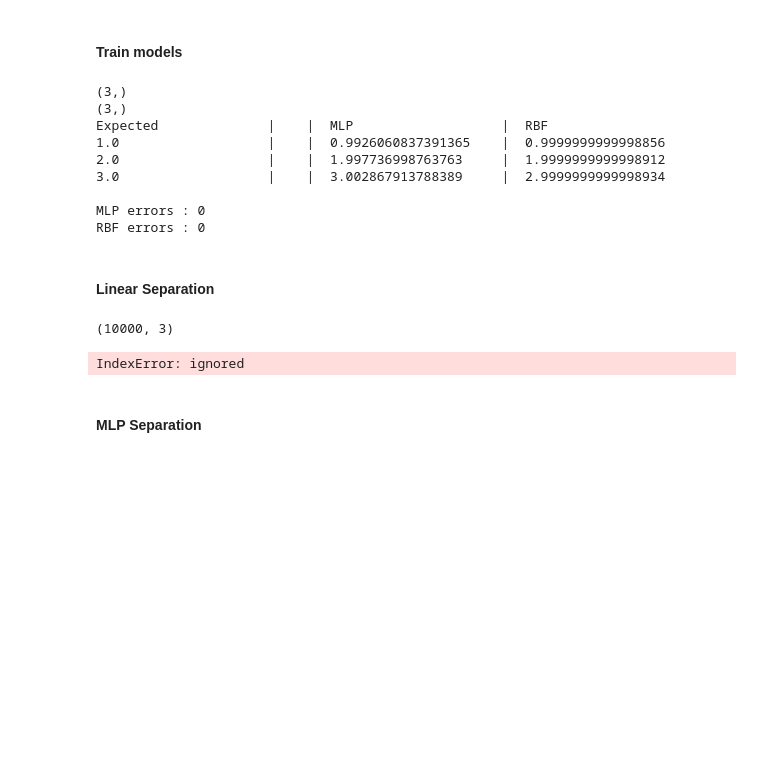
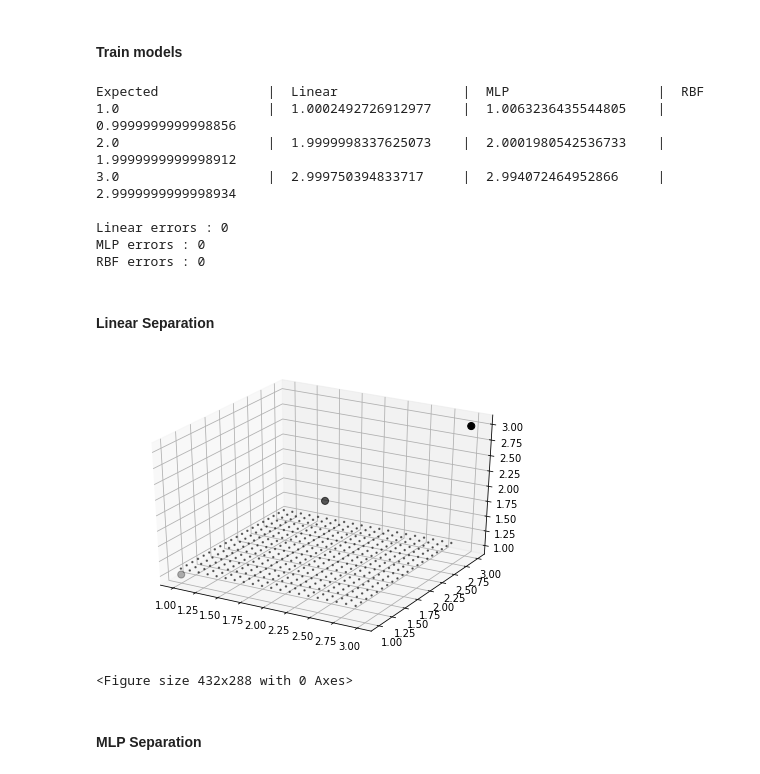
Before and after one commit to songtoan272/3IABD_ProjetAnnuel, a Jupyter notebook: Project/Lib/lib_python/NOTEBOOK___cas_de_test_Rust.ipynb, the cells around one changed output. Saved outputs shown, nothing was run; the diff lists cells and outputs as text; code cells hidden in the pictures; blank space fills up the shorter version.

Commit message:
lib_rust on test cases, keras on dataset

```diff
--- a/Project/Lib/lib_python/NOTEBOOK___cas_de_test_Rust.ipynb
+++ b/Project/Lib/lib_python/NOTEBOOK___cas_de_test_Rust.ipynb
@@ -1537,51 +1556,49 @@ mlp.fit(X, Y, 1000)
 rbf.fit(X, Y)
 # %%
 #After train
-# linear_pred = lin_reg.predict(X).flatten()
+linear_pred = lin_reg.predict(X).flatten()
 mlp_pred = mlp.predict(X).flatten()
 rbf_pred = rbf.predict(X).flatten()
-print(mlp_pred.shape)
-print(Y.shape)
-# nb_errors_linear = (abs(linear_pred - Y) > 0.1).sum()
+
+nb_errors_linear = (abs(linear_pred - Y) > 0.1).sum()
 nb_errors_mlp = (abs(mlp_pred - Y) > 0.1).sum()
 nb_errors_rbf = (abs(rbf_pred - Y) > 0.1).sum()
 
-print('{: <20}'.format('Expected') + '  |  ' + '  |  ' + '{: <20}'.format('MLP') + '  |  ' + '{: <20}'.format('RBF'))
+print('{: <20}'.format('Expected') + '  |  ' + '{: <20}'.format('Linear') + '  |  ' + '{: <20}'.format('MLP') + '  |  ' + '{: <20}'.format('RBF'))
 for i in range(X.shape[0]):
-  print('{: <20}'.format(Y[i]) + '  |  ' + '  |  ' + '{: <20}'.format(mlp_pred[i]) + '  |  ' + '{: <20}'.format(rbf_pred[i]))
+  print('{: <20}'.format(Y[i]) + '  |  ' + '{: <20}'.format(linear_pred[i]) + '  |  ' + '{: <20}'.format(mlp_pred[i]) + '  |  ' + '{: <20}'.format(rbf_pred[i]))
 
 print()
-# print("Linear errors : " + str(nb_errors_linear))
+print("Linear errors : " + str(nb_errors_linear))
 print("MLP errors : " + str(nb_errors_mlp))
 print("RBF errors : " + str(nb_errors_rbf))
 # %% [output]
-(3,)
-(3,)
-Expected              |    |  MLP                   |  RBF
-1.0                   |    |  0.9926060837391365    |  0.9999999999998856
-2.0                   |    |  1.997736998763763     |  1.9999999999998912
-3.0                   |    |  3.002867913788389     |  2.9999999999998934
+Expected              |  Linear                |  MLP                   |  RBF
+1.0                   |  1.0002492726912977    |  1.0063236435544805    |  0.9999999999998856
+2.0                   |  1.9999998337625073    |  2.0001980542536733    |  1.9999999999998912
+3.0                   |  2.999750394833717     |  2.994072464952866     |  2.9999999999998934
 
+Linear errors : 0
 MLP errors : 0
 RBF errors : 0
 # %% [markdown]
 #### Linear Separation
 # %%
-# fig = plt.figure()
-# ax = Axes3D(fig)
+fig = plt.figure()
+ax = Axes3D(fig)
 
-# test_points = np.array([[i, j] for i in range(20) for j in range(20)], dtype='float64') / 20 * 2 + 1
+test_points = np.array([[i, j] for i in range(20) for j in range(20)], dtype='float64') / 20 * 2 + 1
 
-# predicted_points = lin_reg.predict(test_points)
+predicted_points = lin_reg.predict(test_points)
 
-# ax.scatter(test_points[:, 0], test_points[:, 1], predicted_points[2], color='black', alpha=0.5, s=2)
-# ax.scatter(X[:, 0],X[:, 1],Y, color='black', s=50)
+ax.scatter(test_points[:, 0], test_points[:, 1], predicted_points[2], color='black', alpha=0.5, s=2)
+ax.scatter(X[:, 0],X[:, 1],Y, color='black', s=50)
 
-# plt.show()
-# plt.clf()
+plt.show()
+plt.clf()
 # %% [output]
+[figure, added]
-(10000, 3)
+<Figure size 432x288 with 0 Axes>
-IndexError: ignored
 # %% [markdown]
 #### MLP Separation
 # %%
```
Also changed, not shown: parts of 21 cells of this notebook, 50 other files.
